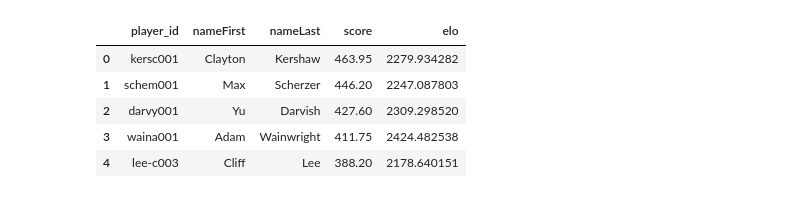
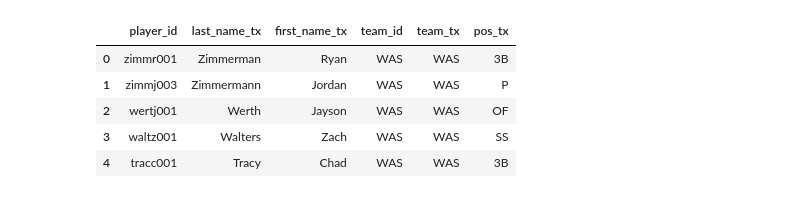
Before and after one commit to aaronaaeng/Sabermetrics-Final-Project, a Jupyter notebook: Elo-Calculation.ipynb, the cells around one changed output. Cells and saved outputs as stored; diff of their text form; code cells hidden in the pictures.

```diff
--- a/Elo-Calculation.ipynb
+++ b/Elo-Calculation.ipynb
@@ -84,9 +129,9 @@ dfBat.head()
-# %%
-dfPit.head()
-# %% [output]
-|  | player_id | nameFirst | nameLast | score | elo |
-| 0 | kersc001 | Clayton | Kershaw | 463.95 | 2279.934282 |
-| 1 | schem001 | Max | Scherzer | 446.20 | 2247.087803 |
-| 2 | darvy001 | Yu | Darvish | 427.60 | 2309.298520 |
-| 3 | waina001 | Adam | Wainwright | 411.75 | 2424.482538 |
-| 4 | lee-c003 | Cliff | Lee | 388.20 | 2178.640151 |
+# %%
+elo.elo_table.head()
+# %% [output]
+|  | player_id | last_name_tx | first_name_tx | team_id | team_tx | pos_tx |
+| 0 | zimmr001 | Zimmerman | Ryan | WAS | WAS | 3B |
+| 1 | zimmj003 | Zimmermann | Jordan | WAS | WAS | P |
+| 2 | wertj001 | Werth | Jayson | WAS | WAS | OF |
+| 3 | waltz001 | Walters | Zach | WAS | WAS | SS |
+| 4 | tracc001 | Tracy | Chad | WAS | WAS | 3B |
```
Also changed, not shown: parts of 7 cells of this notebook, 2 other files.
